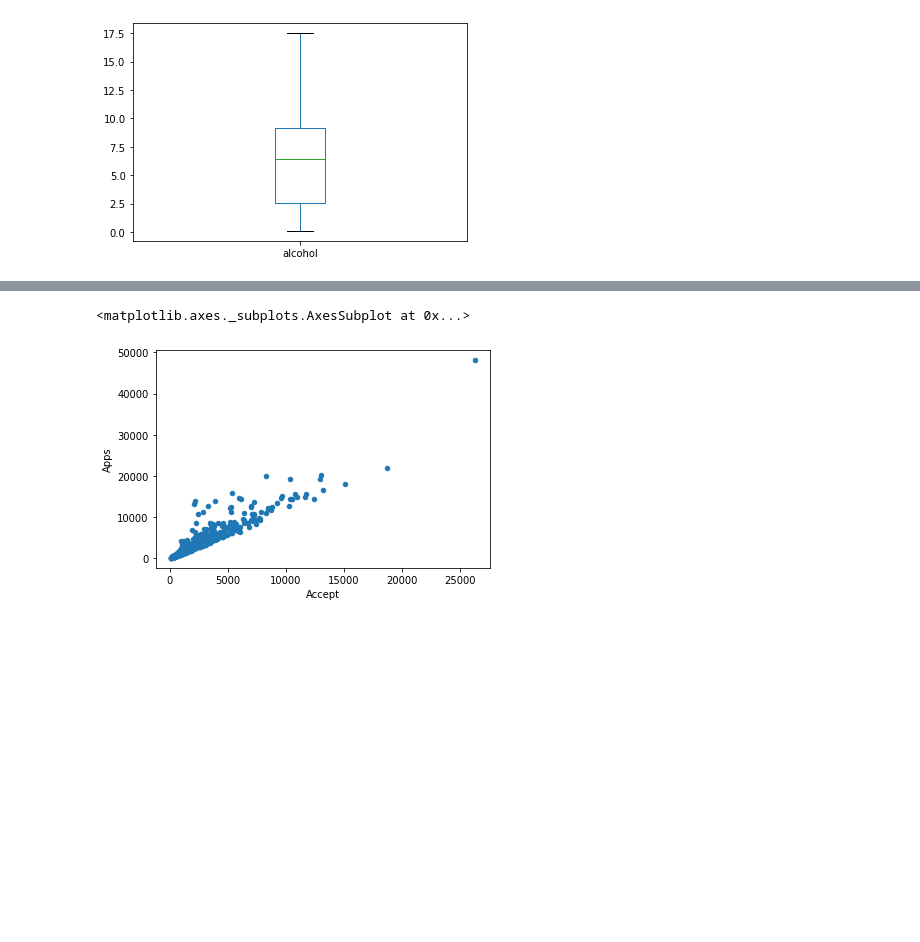
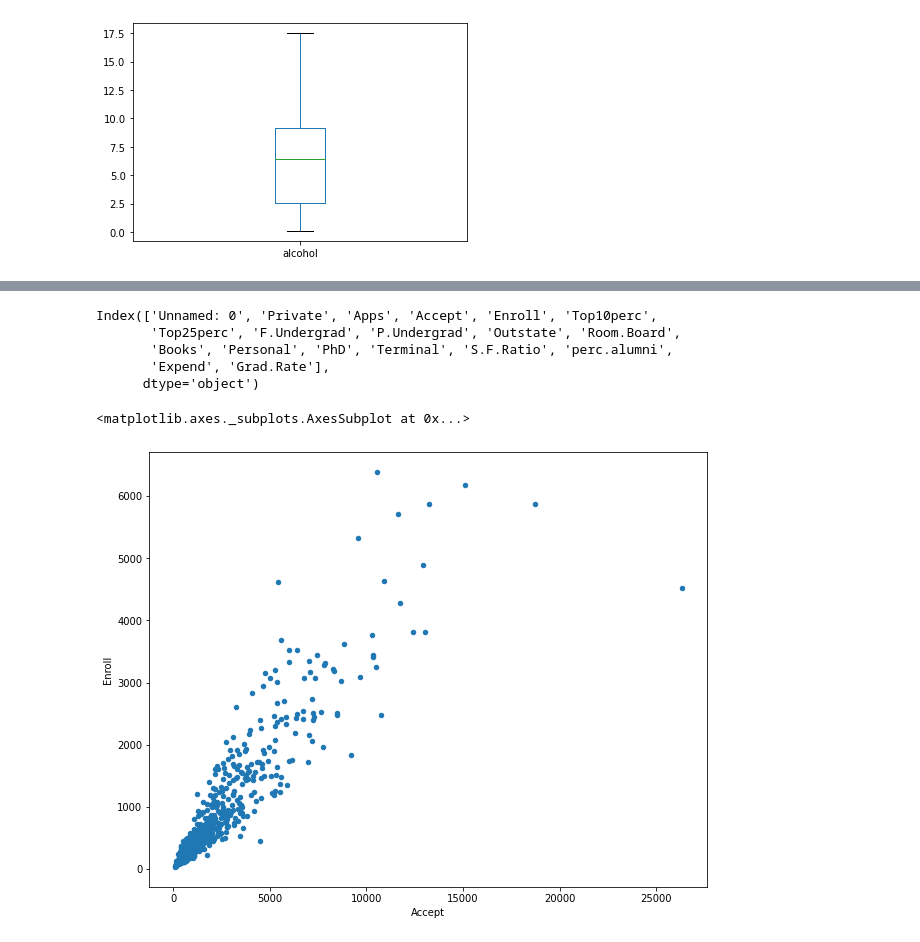
Before and after one commit to JoseCarlos458/10-estatistica, a Jupyter notebook: introducao.ipynb, the cells around one changed output, grey strips where cells are left out. Drawn from its saved outputs; the diff is of its cells as text; code cells hidden in the pictures; blank space fills up the shorter version.

```diff
--- a/introducao.ipynb
+++ b/introducao.ipynb
@@ -32,7 +38,7 @@ print( df['alcohol'].size)
 Name: alcohol, Length: 191, dtype: float64
 191
 # %%
-data = pd.read_csv('https://raw.githubusercontent.com/advinstai/python-datascience/master/csv/College.csv')
+data = pd.read_csv("http://faculty.marshall.usc.edu/gareth-james/ISL/College.csv")
 print(data)
 print(data.describe())
 print(data.info())
@@ -243,5 +304,13 @@ df['alcohol'].plot(kind='box')
+# %%
+data.columns
+# %% [output]
+Index(['Unnamed: 0', 'Private', 'Apps', 'Accept', 'Enroll', 'Top10perc',
+       'Top25perc', 'F.Undergrad', 'P.Undergrad', 'Outstate', 'Room.Board',
+       'Books', 'Personal', 'PhD', 'Terminal', 'S.F.Ratio', 'perc.alumni',
+       'Expend', 'Grad.Rate'],
+      dtype='object')
 # %%
-data.plot(x='Accept', y='Apps', kind='scatter')
+data.plot(x='Accept', y='Enroll', kind='scatter', figsize=(10,8))
 # %% [output]
 <matplotlib.axes._subplots.AxesSubplot at 0x...>
-[figure, old version]
+[figure, new version]
```
Also changed, not shown: parts of 22 cells of this notebook.
